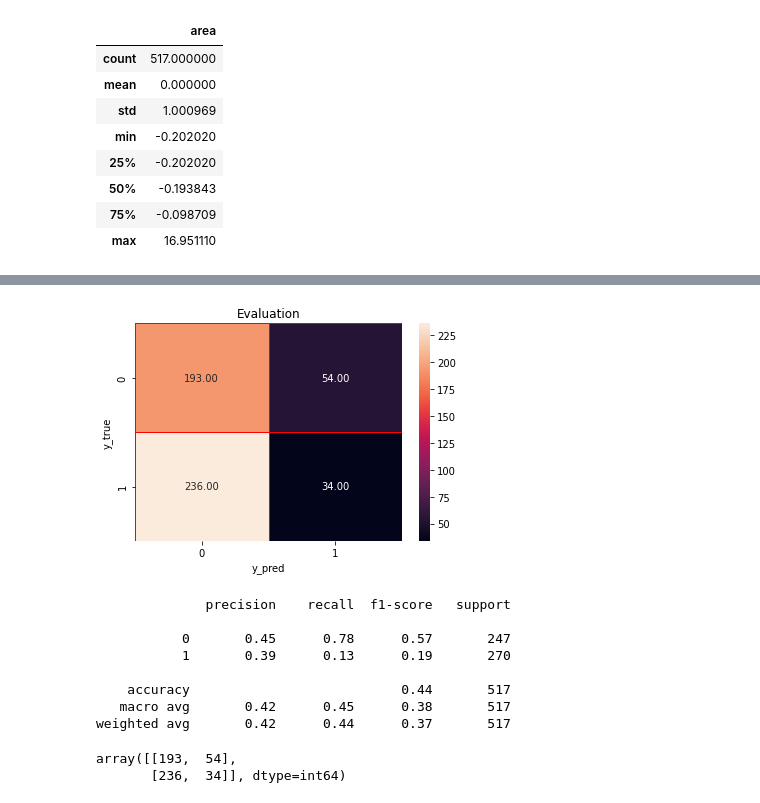
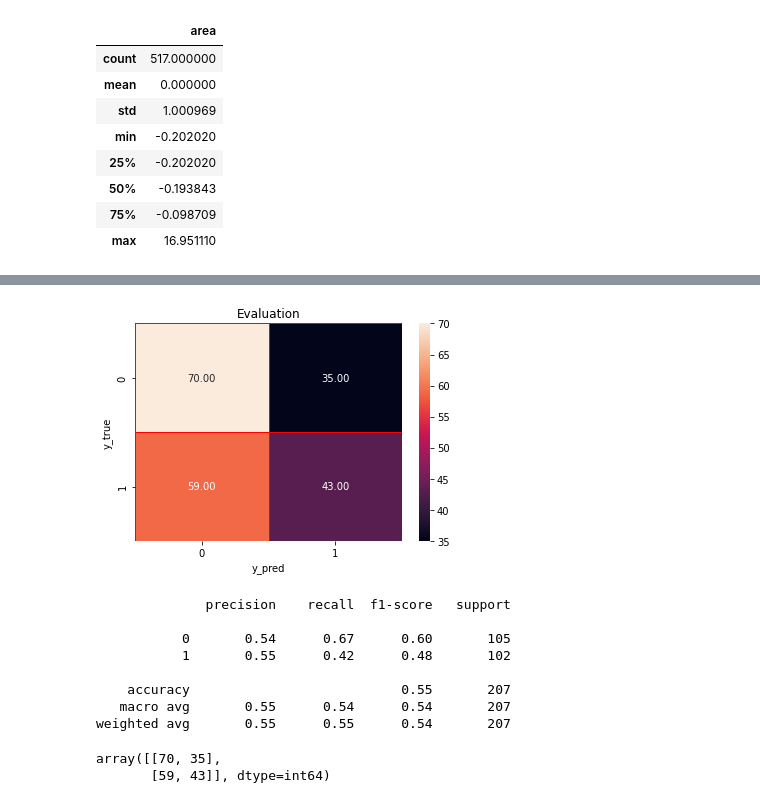
Before and after one commit to mjsmagalhaes/examples-datascience, a Jupyter notebook: forest_fires.ipynb, the cells around one changed output, grey strips where cells are left out. Saved outputs shown, nothing was run; the diff lists cells and outputs as text; code cells hidden in the pictures.

```diff
--- a/forest_fires.ipynb
+++ b/forest_fires.ipynb
@@ -159,14 +172,3 @@ lab.eda.corr(rawScaled)
 # clustering = AgglomerativeClustering().fit(X)
 # X.hasFire = clustering.labels_
 # sns.pairplot(X, hue="hasFire")
-# %%
-# (min-1, min] => == min => 'No Fire'
-# (min, max] => 'Fire
-
-y, y_cat = model.categorise(
-  [boundary['min']-1, boundary['min'], boundary['max']],
-  ['No Fire', 'Fire'],
-  rawScaled.area
-)
-
-x = X.drop(['hasFire'], axis='columns')
@@ -190,18 +207,18 @@ _________________________________________________________________
 # %%
-predY_prob = m.predict(x)
+predY_prob = m.predict(p.test.x)
 predY = np.argmax(predY_prob, axis=1)
-y_cat, _ = y_cat.factorize()
+testY = np.argmax(p.test.y.to_numpy(), axis=1)
+
+lab.evaluate(testY, predY)
+# %% [output]
+[figure, added]
+              precision    recall  f1-score   support
+
+           0       0.54      0.67      0.60       105
+           1       0.55      0.42      0.48       102
+
+    accuracy                           0.55       207
+   macro avg       0.55      0.54      0.54       207
+weighted avg       0.55      0.55      0.54       207
+array([[70, 35],
+       [59, 43]], dtype=int64)
-# %%
-lab.evaluate(y_cat, predY)
-# %% [output]
-[figure, removed]
-              precision    recall  f1-score   support
-
-           0       0.45      0.78      0.57       247
-           1       0.39      0.13      0.19       270
-
-    accuracy                           0.44       517
-   macro avg       0.42      0.45      0.38       517
-weighted avg       0.42      0.44      0.37       517
-array([[193,  54],
-       [236,  34]], dtype=int64)
```
Also changed, not shown: parts of 16 cells of this notebook.
